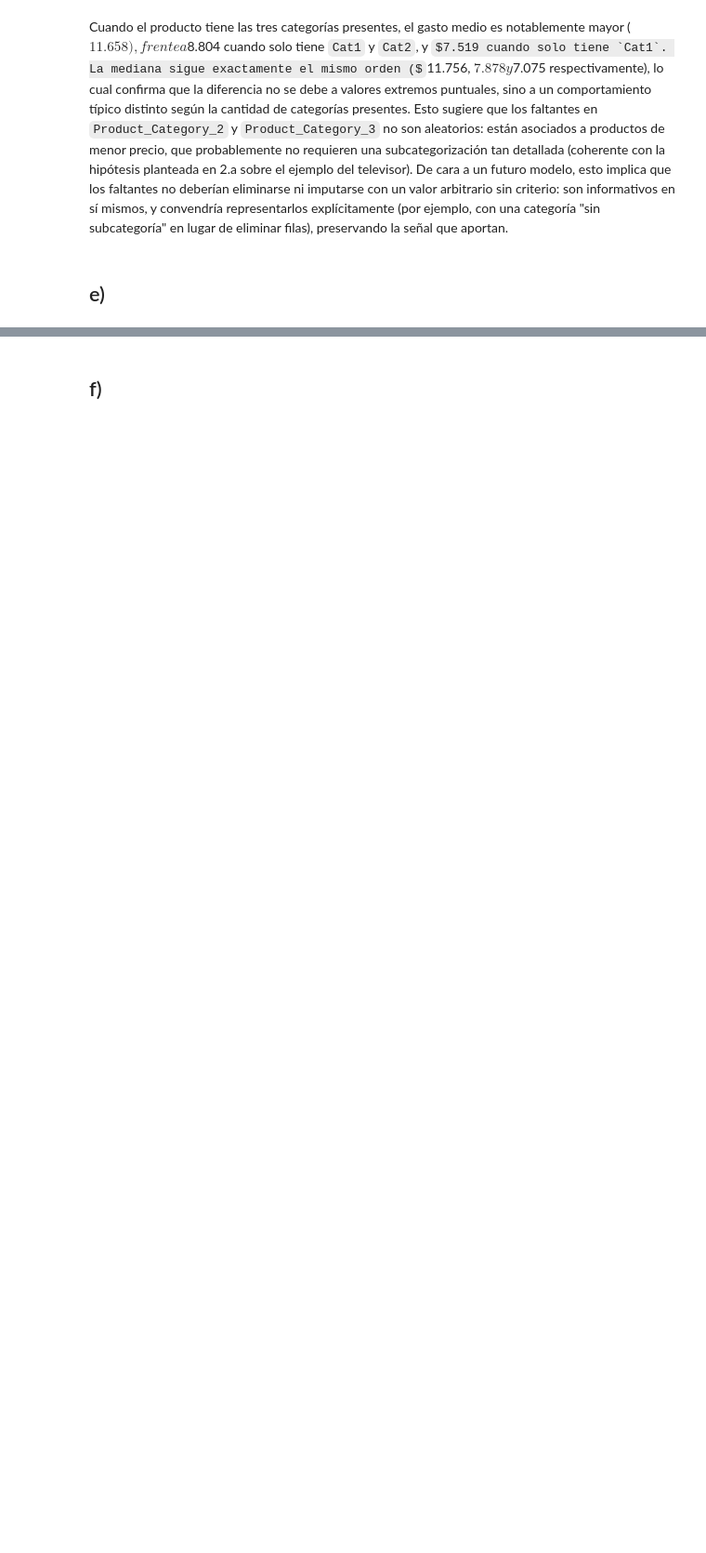
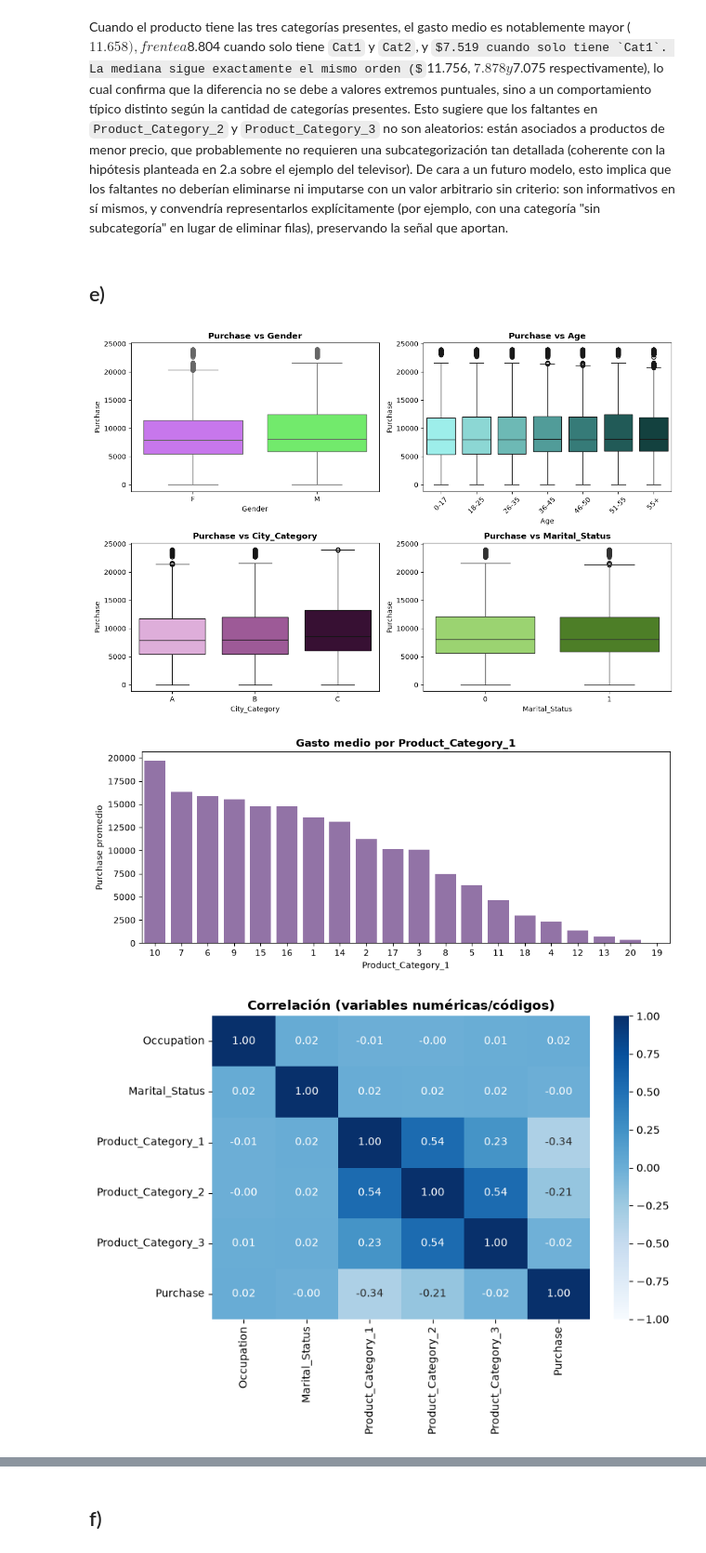
Before and after one commit to RafaelPigata/RP_blackfriday_sales_prediction, a Jupyter notebook: TP1.ipynb, the cells around one changed output, grey strips where cells are left out. Shown at 93% size. Saved outputs shown, nothing was run; the diff lists cells and outputs as text; code cells hidden in the pictures; some formulas as TeX source; blank space fills up the shorter version.

```diff
--- a/TP1.ipynb
+++ b/TP1.ipynb
@@ -1108,3 +1108,60 @@ plt.show()
 Cuando el producto tiene las tres categorías presentes, el gasto medio es notablemente mayor ($11.658), frente a $8.804 cuando solo tiene `Cat1` y `Cat2`, y $7.519 cuando solo tiene `Cat1`. La mediana sigue exactamente el mismo orden ($11.756, $7.878 y $7.075 respectivamente), lo cual confirma que la diferencia no se debe a valores extremos puntuales, sino a un comportamiento típico distinto según la cantidad de categorías presentes. Esto sugiere que los faltantes en `Product_Category_2` y `Product_Category_3` no son aleatorios: están asociados a productos de menor precio, que probablemente no requieren una subcategorización tan detallada (coherente con la hipótesis planteada en 2.a sobre el ejemplo del televisor). De cara a un futuro modelo, esto implica que los faltantes no deberían eliminarse ni imputarse con un valor arbitrario sin criterio: son informativos en sí mismos, y convendría representarlos explícitamente (por ejemplo, con una categoría "sin subcategoría" en lugar de eliminar filas), preservando la señal que aportan.
 # %% [markdown]
 ## e)
+# %%
+palette_gender = {'M': '#5fff57', 'F': '#ce64ff'}
+palette_age = {
+    '0-17': '#90fbf6', '18-25': '#7fe4df', '26-35': '#60c6c1',
+    '36-45': '#44a9a4', '46-50': '#2a8782', '51-55': '#176460', '55+': '#0b4946'
+}
+palette_city = {'A': '#e6a6e0', 'B': '#a84fa0', 'C': '#3d0a38'}
+palette_marital = {0: '#99e361', 1: '#4b8d18'}
+
+age_order = ['0-17', '18-25', '26-35', '36-45', '46-50', '51-55', '55+']
+fig, axes = plt.subplots(2, 2, figsize=(12, 8))
+
+sns.boxplot(data=data, x='Gender', y='Purchase', order=['F', 'M'],
+            hue='Gender', palette=palette_gender, legend=False, ax=axes[0, 0])
+axes[0, 0].set_title('Purchase vs Gender', fontweight='bold')
+
+sns.boxplot(data=data, x='Age', y='Purchase', order=age_order,
+            hue='Age', palette=palette_age, legend=False, ax=axes[0, 1])
+axes[0, 1].set_title('Purchase vs Age', fontweight='bold')
+axes[0, 1].tick_params(axis='x', rotation=45)
+
+sns.boxplot(data=data, x='City_Category', y='Purchase', order=['A', 'B', 'C'],
+            hue='City_Category', palette=palette_city, legend=False, ax=axes[1, 0])
+axes[1, 0].set_title('Purchase vs City_Category', fontweight='bold')
+
+sns.boxplot(data=data, x='Marital_Status', y='Purchase',
+            hue='Marital_Status', palette=palette_marital, legend=False, ax=axes[1, 1])
+axes[1, 1].set_title('Purchase vs Marital_Status', fontweight='bold')
+
+plt.tight_layout()
+plt.show()
+
+# Product_Category_1 -> color plano (mismo criterio que Occupation: sin orden real)
+cat1_purchase = data.groupby('Product_Category_1')['Purchase'].mean().sort_values(ascending=False)
+codigos_cat1 = cat1_purchase.index.astype(str)
+palette_cat1 = {c: '#946BAE' for c in codigos_cat1}
+
+fig, ax = plt.subplots(figsize=(11, 4))
+sns.barplot(x=codigos_cat1, y=cat1_purchase.values, hue=codigos_cat1,
+            palette=palette_cat1, legend=False, order=codigos_cat1, ax=ax)
+ax.set_title('Gasto medio por Product_Category_1', fontweight='bold')
+ax.set_xlabel('Product_Category_1')
+ax.set_ylabel('Purchase promedio')
+plt.show()
+
+corr = data[['Occupation', 'Marital_Status', 'Product_Category_1',
+             'Product_Category_2', 'Product_Category_3', 'Purchase']].corr(numeric_only=True)
+
+fig, ax = plt.subplots(figsize=(8, 6))
+sns.heatmap(corr, annot=True, fmt='.2f', cmap='Blues', ax=ax, vmin=-1, vmax=1)
+ax.set_title('Correlación (variables numéricas/códigos)', fontweight='bold')
+plt.tight_layout()
+plt.show()
+# %% [output]
+[figure, added]
+[figure, added]
+[figure, added]
```
Also changed, not shown: parts of 6 cells of this notebook.
